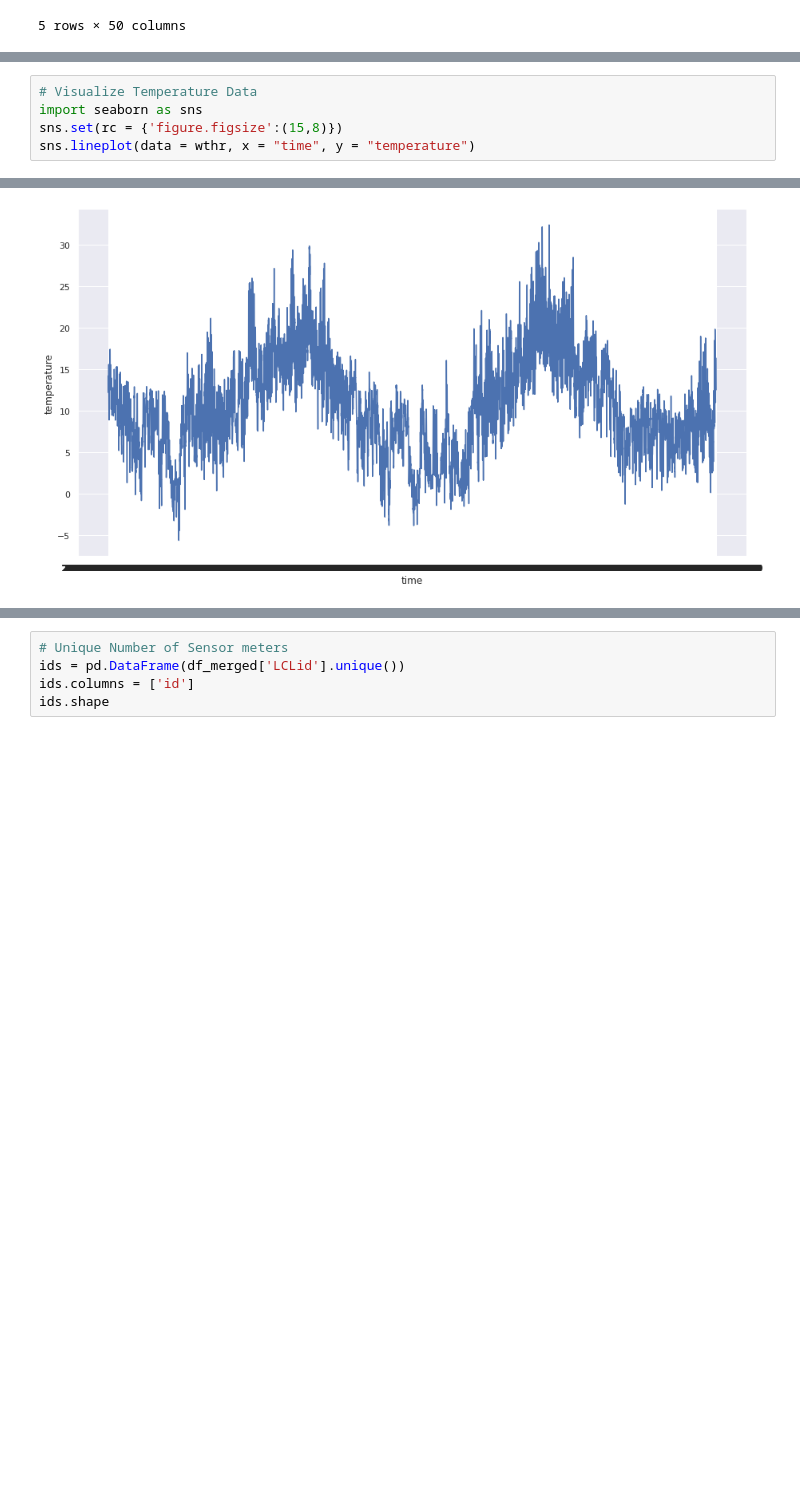
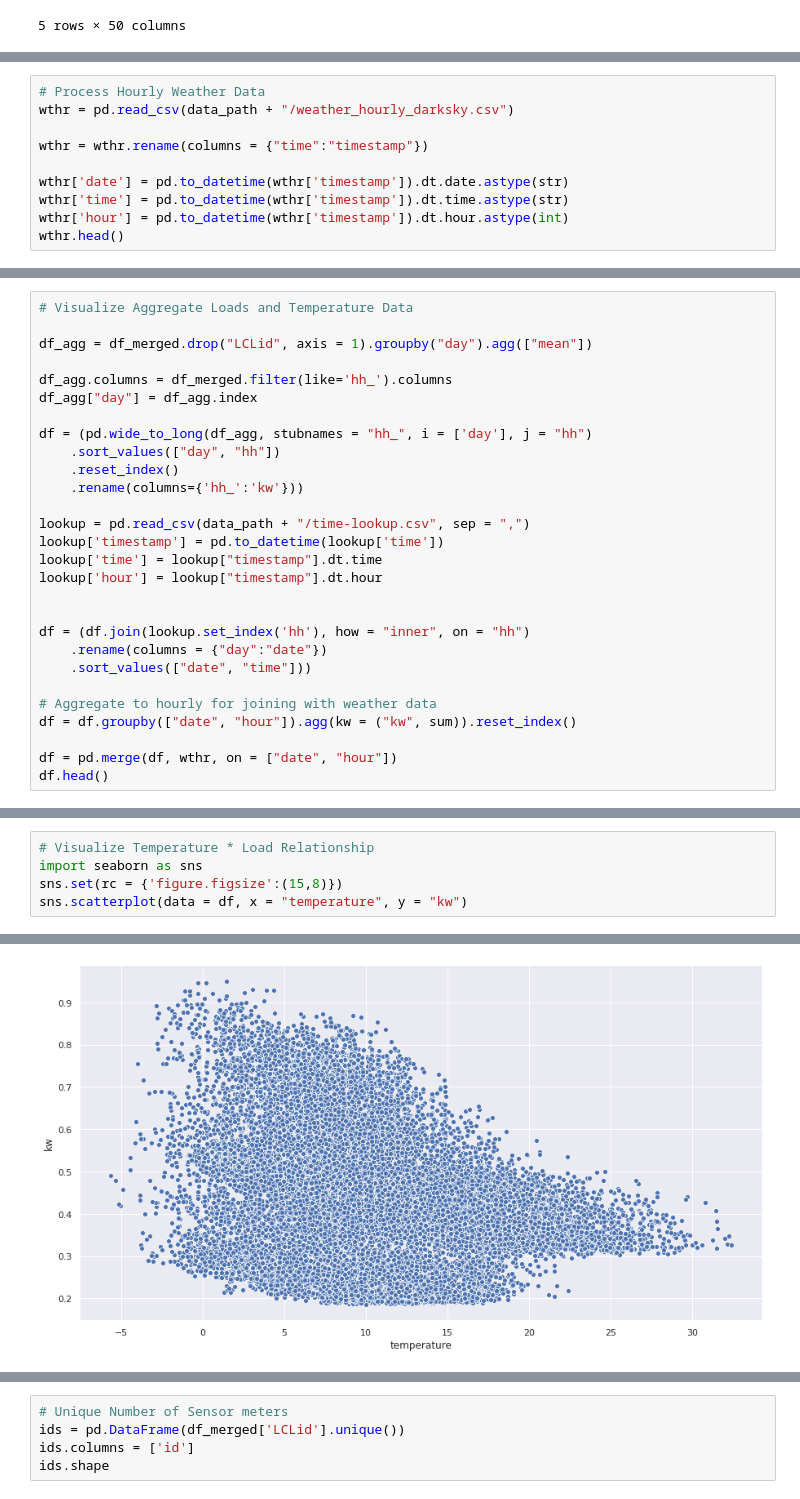
Before and after one commit to jfarland/portfolio, a Jupyter notebook: code/High-Frequency Energy Forecasting.ipynb, the cells around one changed output, grey strips where cells are left out. Saved outputs shown, nothing was run; the diff lists cells and outputs as text; blank space fills up the shorter version.

```diff
--- a/code/High-Frequency Energy Forecasting.ipynb
+++ b/code/High-Frequency Energy Forecasting.ipynb
@@ -80,0 +72,10 @@ wthr.head()
+# %%
+# Process Hourly Weather Data
+wthr = pd.read_csv(data_path + "/weather_hourly_darksky.csv")
+
+wthr = wthr.rename(columns = {"time":"timestamp"})
+
+wthr['date'] = pd.to_datetime(wthr['timestamp']).dt.date.astype(str)
+wthr['time'] = pd.to_datetime(wthr['timestamp']).dt.time.astype(str)
+wthr['hour'] = pd.to_datetime(wthr['timestamp']).dt.hour.astype(int)
+wthr.head()
@@ -80,0 +89,28 @@ wthr.head()
+# %%
+# Visualize Aggregate Loads and Temperature Data
+
+df_agg = df_merged.drop("LCLid", axis = 1).groupby("day").agg(["mean"])
+
+df_agg.columns = df_merged.filter(like='hh_').columns
+df_agg["day"] = df_agg.index
+
+df = (pd.wide_to_long(df_agg, stubnames = "hh_", i = ['day'], j = "hh")
+    .sort_values(["day", "hh"])
+    .reset_index()
+    .rename(columns={'hh_':'kw'}))
+
+lookup = pd.read_csv(data_path + "/time-lookup.csv", sep = ",")
+lookup['timestamp'] = pd.to_datetime(lookup['time'])
+lookup['time'] = lookup["timestamp"].dt.time
+lookup['hour'] = lookup["timestamp"].dt.hour
+
+
+df = (df.join(lookup.set_index('hh'), how = "inner", on = "hh")
+    .rename(columns = {"day":"date"})
+    .sort_values(["date", "time"]))
+
+# Aggregate to hourly for joining with weather data
+df = df.groupby(["date", "hour"]).agg(kw = ("kw", sum)).reset_index()
+
+df = pd.merge(df, wthr, on = ["date", "hour"])
+df.head()
@@ -81,6 +124,6 @@ wthr.head()
 # %%
-# Visualize Temperature Data
+# Visualize Temperature * Load Relationship
 import seaborn as sns
 sns.set(rc = {'figure.figsize':(15,8)})
-sns.lineplot(data = wthr, x = "time", y = "temperature")
+sns.scatterplot(data = df, x = "temperature", y = "kw")
 # %% [output]
@@ -88 +131 @@ sns.lineplot(data = wthr, x = "time", y = "temperature")
-[figure, old version]
+[figure, new version]
```
Also changed, not shown: parts of 26 cells of this notebook.
